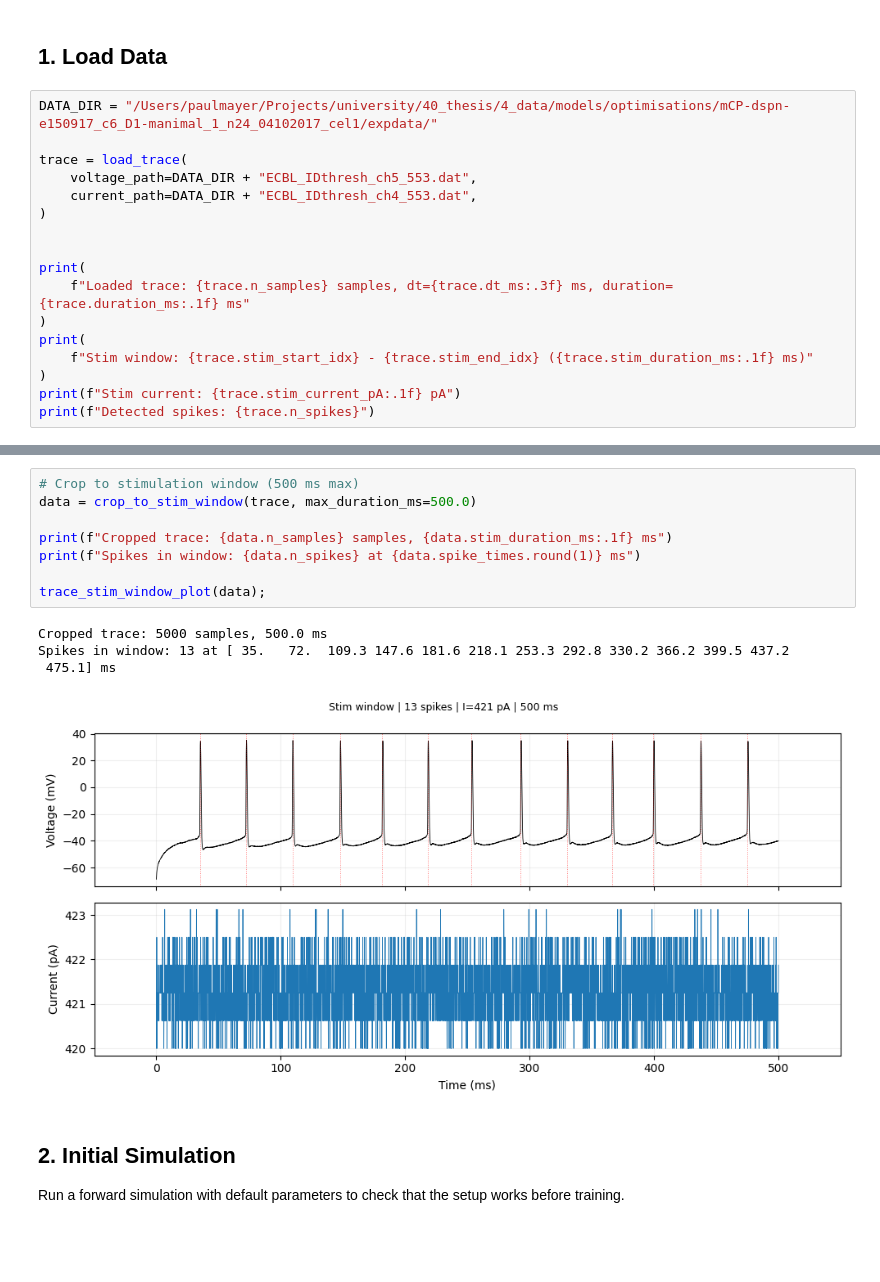
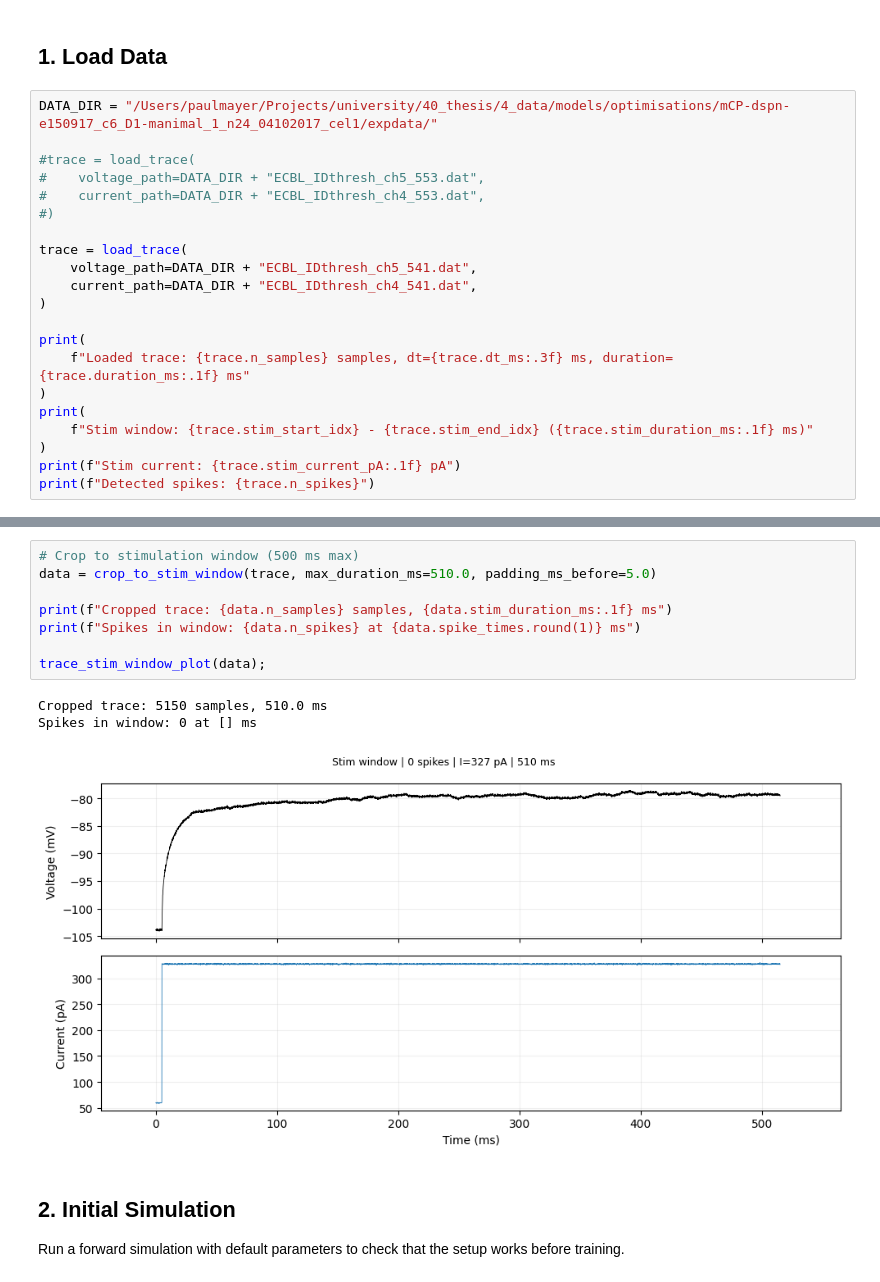
Before and after one commit to paulmyr/master-thesis, a Jupyter notebook: 5_code/notebooks/training_mse.ipynb, the cells around one changed output, grey strips where cells are left out. Drawn from its saved outputs; the diff is of its cells as text; blank space fills up the shorter version.

```diff
--- a/5_code/notebooks/training_mse.ipynb
+++ b/5_code/notebooks/training_mse.ipynb
@@ -41,11 +41,15 @@ logging.basicConfig(level=logging.INFO, format="%(message)s")
 # %%
 DATA_DIR = "/Users/paulmayer/Projects/university/40_thesis/4_data/models/optimisations/mCP-dspn-e150917_c6_D1-manimal_1_n24_04102017_cel1/expdata/"
 
+#trace = load_trace(
+#    voltage_path=DATA_DIR + "ECBL_IDthresh_ch5_553.dat",
+#    current_path=DATA_DIR + "ECBL_IDthresh_ch4_553.dat",
+#)
+
 trace = load_trace(
-    voltage_path=DATA_DIR + "ECBL_IDthresh_ch5_553.dat",
-    current_path=DATA_DIR + "ECBL_IDthresh_ch4_553.dat",
+    voltage_path=DATA_DIR + "ECBL_IDthresh_ch5_541.dat",
+    current_path=DATA_DIR + "ECBL_IDthresh_ch4_541.dat",
 )
-
 
 print(
     f"Loaded trace: {trace.n_samples} samples, dt={trace.dt_ms:.3f} ms, duration={trace.duration_ms:.1f} ms"
@@ -67,16 +71,15 @@ trace_plot(trace);
 # %%
 # Crop to stimulation window (500 ms max)
-data = crop_to_stim_window(trace, max_duration_ms=500.0)
+data = crop_to_stim_window(trace, max_duration_ms=510.0, padding_ms_before=5.0)
 
 print(f"Cropped trace: {data.n_samples} samples, {data.stim_duration_ms:.1f} ms")
 print(f"Spikes in window: {data.n_spikes} at {data.spike_times.round(1)} ms")
 
 trace_stim_window_plot(data);
 # %% [output]
-Cropped trace: 5000 samples, 500.0 ms
-Spikes in window: 13 at [ 35.   72.  109.3 147.6 181.6 218.1 253.3 292.8 330.2 366.2 399.5 437.2
- 475.1] ms
+Cropped trace: 5150 samples, 510.0 ms
+Spikes in window: 0 at [] ms
-[figure, old version]
+[figure, new version]
 # %% [markdown]
 ## 2. Initial Simulation
 
```
Also changed, not shown: parts of 12 cells of this notebook, 47 other files.
